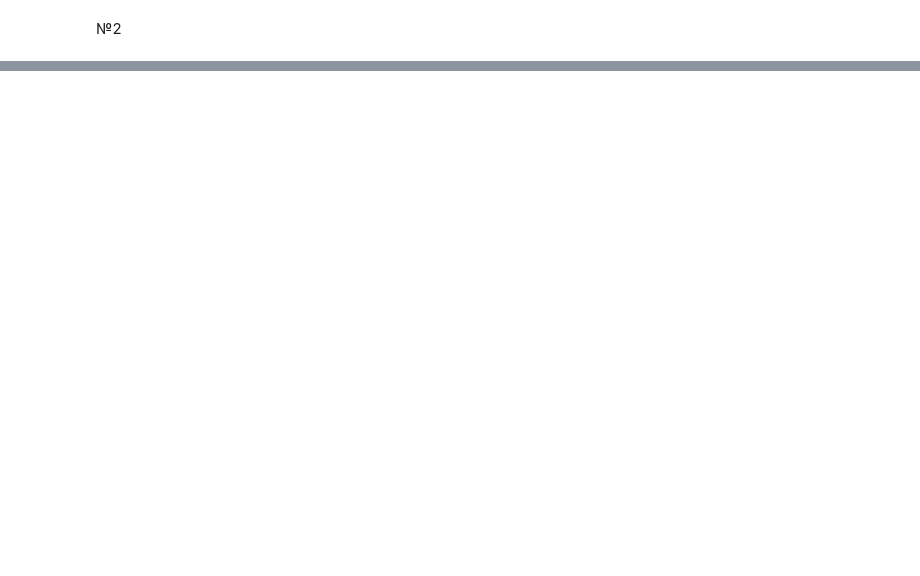
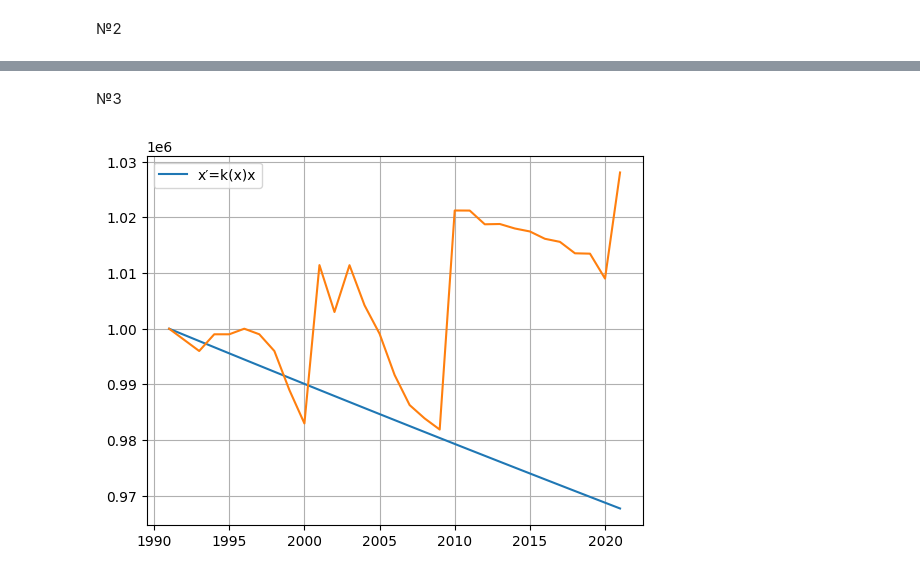
Before and after one commit to Vov4ik4573/matmodelirovanie, a Jupyter notebook: lab2.ipynb, the cells around one changed output, grey strips where cells are left out. Cells and saved outputs as stored; diff of their text form; code cells hidden in the pictures; blank space fills up the shorter version.

```diff
--- a/lab2.ipynb
+++ b/lab2.ipynb
@@ -41,0 +50,30 @@ plt.show()
+# %% [markdown]
+№3
+# %%
+import matplotlib.pyplot as plt
+import numpy as np
+from scipy.integrate import odeint
+
+def dydt(x,t):
+  return x*k(x)/3000000000
+
+def k(x):
+  a=-10000
+  b=0.5
+  return (a*x-b)
+
+t = np.linspace(0,0.01,31)
+
+solve = odeint(dydt, 1000000, t=t)
+solve = solve.flatten()
+m = [1991, 1992, 1993, 1994, 1995, 1996, 1997, 1998, 1999, 2000, 2001, 2002, 2003, 2004, 2005, 2006, 2007, 2008, 2009, 2010, 2011, 2012, 2013, 2014, 2015, 2016, 2017, 2018, 2019, 2020, 2021]
+n = [1000000, 998000, 996000, 999000, 999000, 1000000, 999000, 996000, 989000, 983000, 1011417, 1003000, 1011400, 1004200, 999100, 991700,986300, 983900, 981909, 1021215, 1021200, 1018739, 1018790, 1017985, 1017451, 1016137, 1015586, 1013533, 1013468, 1008998, 1028036]
+
+%matplotlib inline
+plt.plot(m,solve,label=r"x′=k(x)x")
+plt.plot(m, n)
+plt.grid(True)
+plt.legend()
+plt.show()
+# %% [output]
+[figure, added]
```
Also changed, not shown: parts of 2 cells of this notebook.
